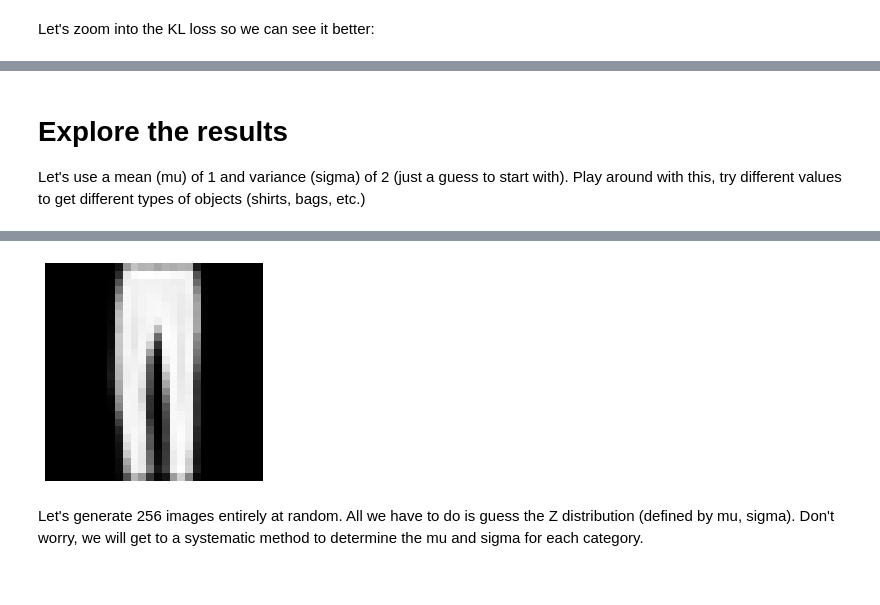
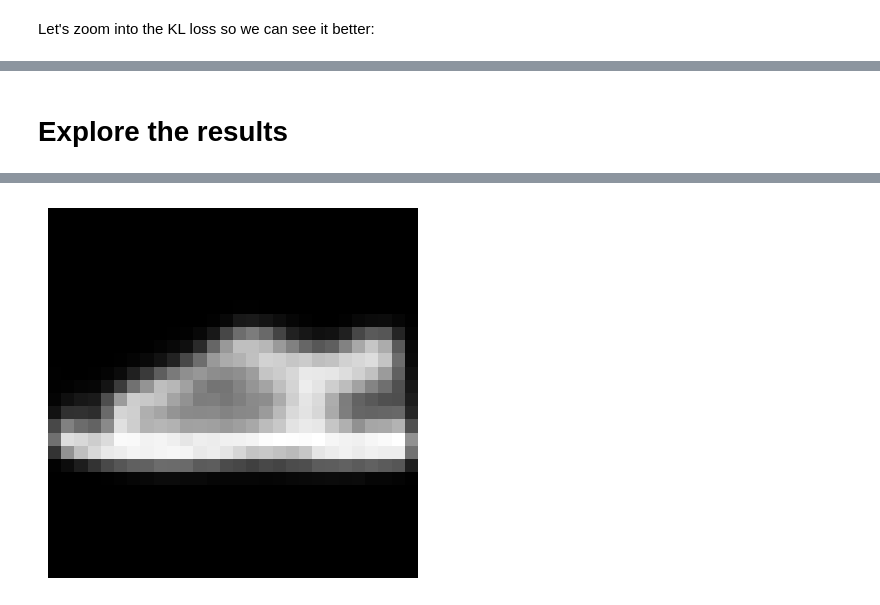
Before and after one commit to lucasarenhardt/LAMIA, a Jupyter notebook: 26/VariationalAutoEncoders.ipynb, the cells around one changed output, grey strips where cells are left out. Drawn from its saved outputs; the diff is of its cells as text; code cells hidden in the pictures.

```diff
--- a/26/VariationalAutoEncoders.ipynb
+++ b/26/VariationalAutoEncoders.ipynb
@@ -356,9 +278,8 @@ plt.legend();
-# %% [markdown]
-# Explore the results ##
-
-Let's use a mean (mu) of 1 and variance (sigma) of 2 (just a guess to start with). Play around with this, try different values to get different types of objects (shirts, bags, etc.)
+# %% [markdown]
+# Explore the results ##
 # %%
-synth = vae.decoder.predict([[1, 2]])
+#gerando uma imagem
+synth = vae.decoder.predict(np.array([[1, 2]]))
 plt.axis('off')
 plt.imshow(synth.reshape((28,28)), cmap="Greys_r");
 # %% [output]
@@ -365,4 +287,2 @@ plt.imshow(synth.reshape((28,28)), cmap="Greys_r");
-[figure, old version]
+[figure, new version]
-# %% [markdown]
-Let's generate 256 images entirely at random. All we have to do is guess the Z distribution (defined by mu, sigma). Don't worry, we will get to a systematic method to determine the mu and sigma for each category.
 # %%
```
Also changed, not shown: parts of 39 cells of this notebook, 1 other file.
